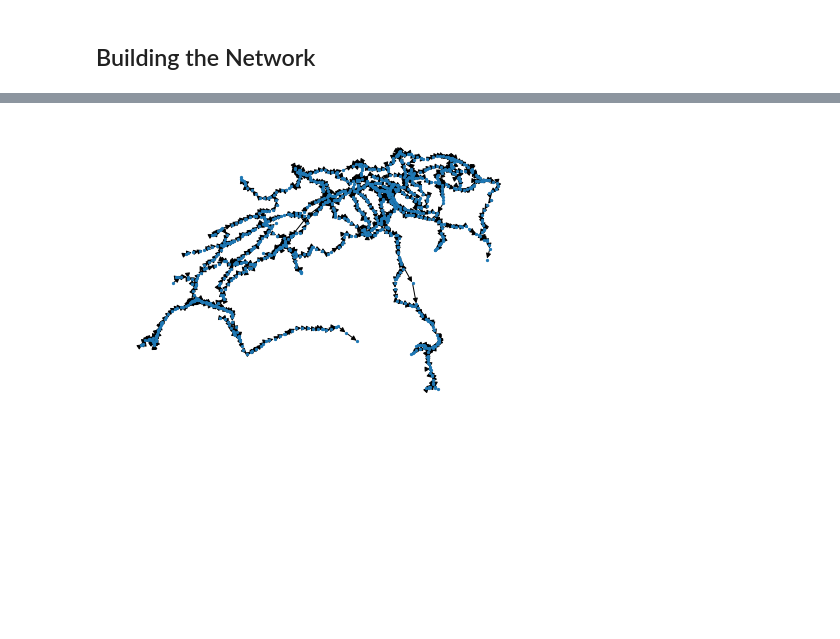
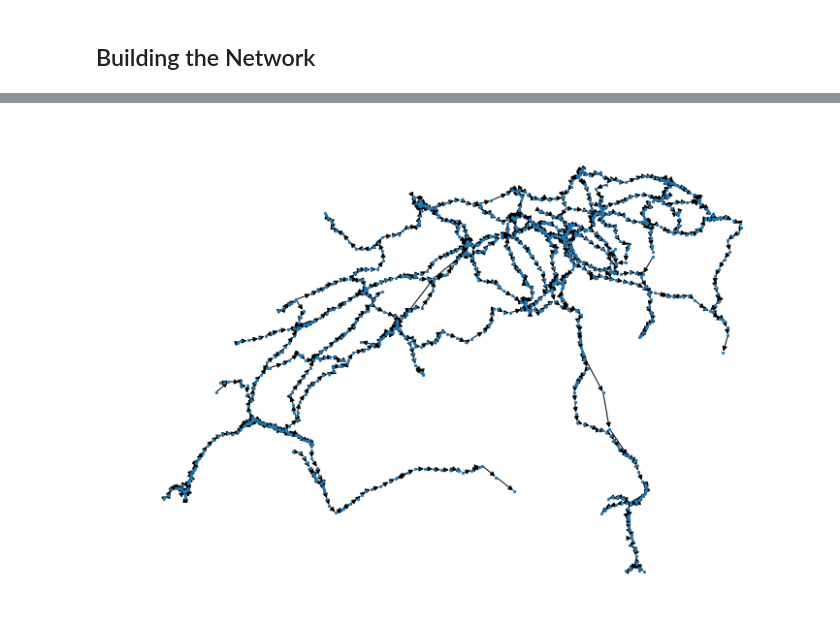
Before and after one commit to GAnagno/Social-Web, a Jupyter notebook: SBB.ipynb, the cells around one changed output, grey strips where cells are left out. Saved outputs shown, nothing was run; the diff lists cells and outputs as text; code cells hidden in the pictures; blank space fills up the shorter version.

```diff
--- a/SBB.ipynb
+++ b/SBB.ipynb
@@ -69,5 +70,6 @@ nx.draw(G, pos=pos, with_labels=False, node_size=5)
 # %%
+plt.figure(figsize = (10,7))
 nx.draw(D, pos=pos, with_labels=False, node_size=5)
 # %% [output]
-[figure, old version]
+[figure, new version]
 # %%
```
Also changed, not shown: parts of 3 cells of this notebook.
